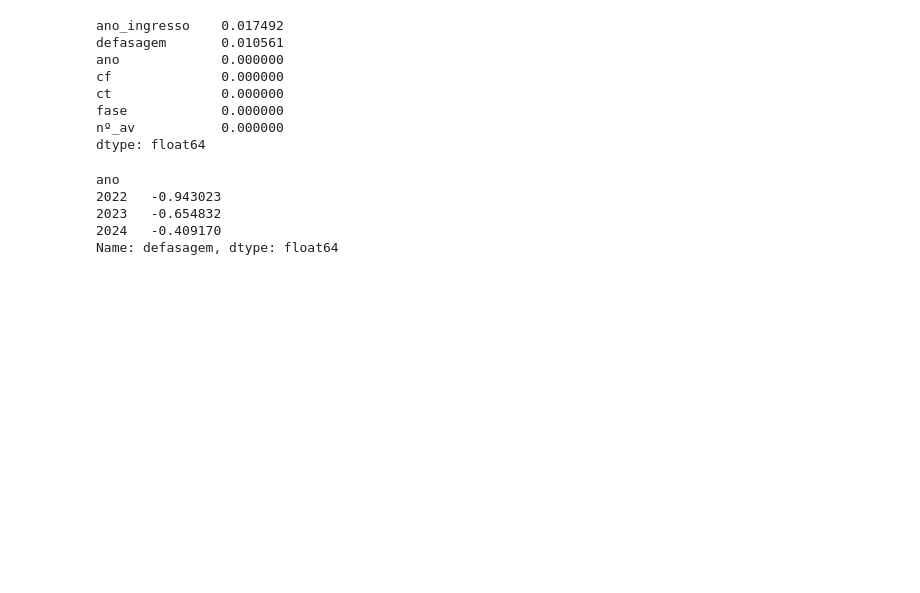
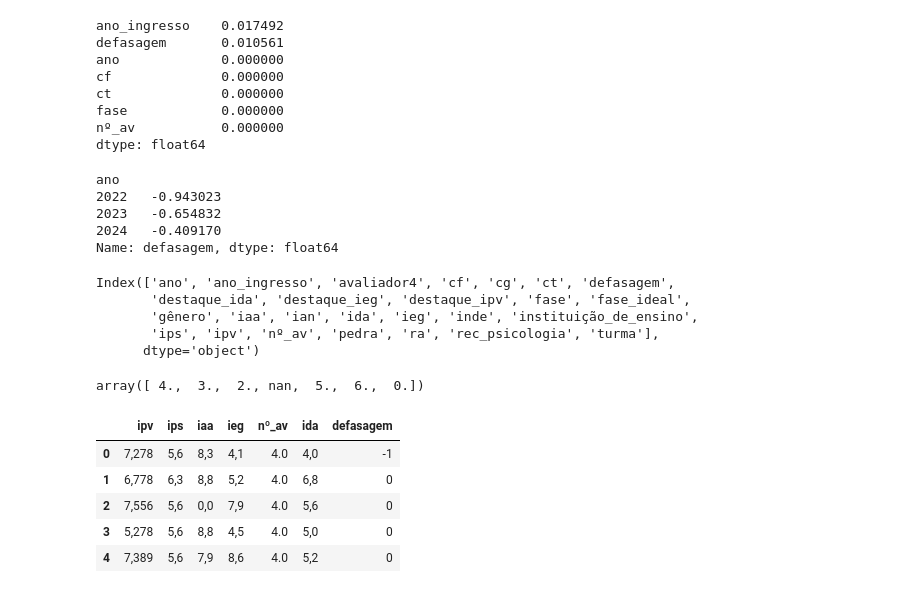
Before and after one commit to IgorComune/masters_thesis_school_lag_predictor, a Jupyter notebook: notebooks/01_eda.ipynb, the cells around one changed output. Saved outputs shown, nothing was run; the diff lists cells and outputs as text; code cells hidden in the pictures; blank space fills up the shorter version.

```diff
--- a/notebooks/01_eda.ipynb
+++ b/notebooks/01_eda.ipynb
@@ -226,3 +230,25 @@ ano
 2023   -0.654832
 2024   -0.409170
 Name: defasagem, dtype: float64
+# %%
+df.columns
+# %% [output]
+Index(['ano', 'ano_ingresso', 'avaliador4', 'cf', 'cg', 'ct', 'defasagem',
+       'destaque_ida', 'destaque_ieg', 'destaque_ipv', 'fase', 'fase_ideal',
+       'gênero', 'iaa', 'ian', 'ida', 'ieg', 'inde', 'instituição_de_ensino',
+       'ips', 'ipv', 'nº_av', 'pedra', 'ra', 'rec_psicologia', 'turma'],
+      dtype='object')
+# %%
+df['nº_av'].unique()
+# %% [output]
+array([ 4.,  3.,  2., nan,  5.,  6.,  0.])
+# %%
+df_2 = df[['ipv', 'ips', 'iaa', 'ieg', 'nº_av', 'ida','defasagem']].dropna()
+df_2.head()
+# %% [output]
+|  | ipv | ips | iaa | ieg | nº_av | ida | defasagem |
+| 0 | 7,278 | 5,6 | 8,3 | 4,1 | 4.0 | 4,0 | -1 |
+| 1 | 6,778 | 6,3 | 8,8 | 5,2 | 4.0 | 6,8 | 0 |
+| 2 | 7,556 | 5,6 | 0,0 | 7,9 | 4.0 | 5,6 | 0 |
+| 3 | 5,278 | 5,6 | 8,8 | 4,5 | 4.0 | 5,0 | 0 |
+| 4 | 7,389 | 5,6 | 7,9 | 8,6 | 4.0 | 5,2 | 0 |
```
Also changed, not shown: parts of 14 cells of this notebook.
